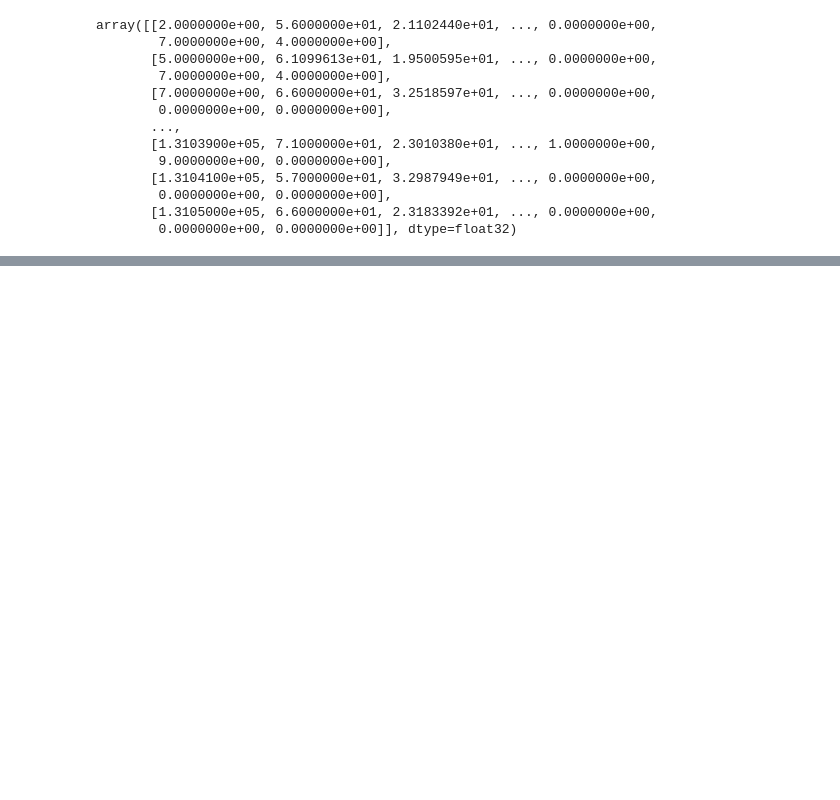
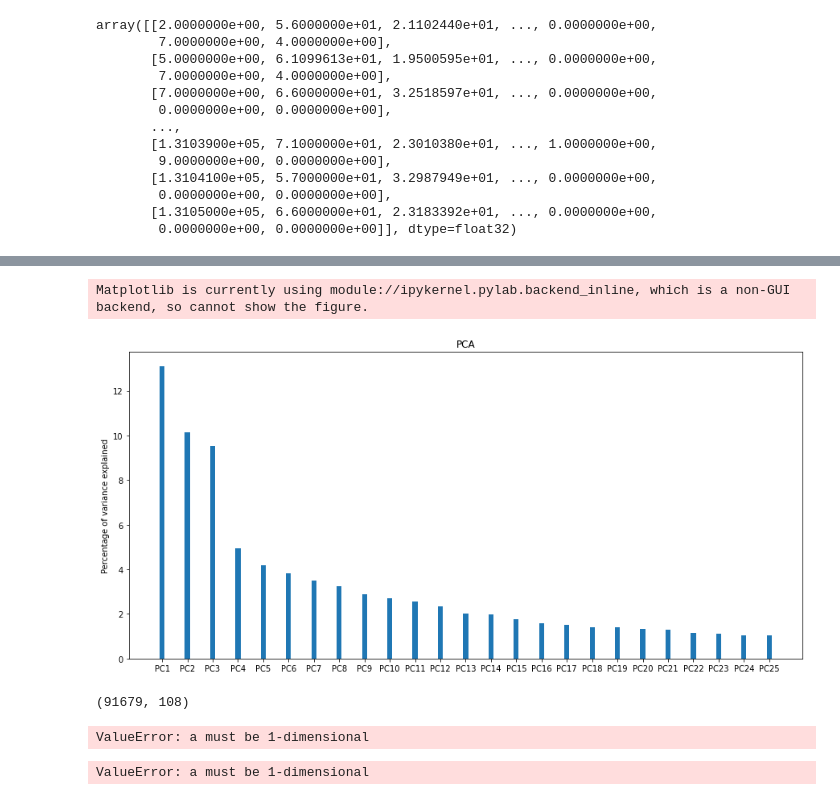
Before and after one commit to siddiqua102/scientific.prog, a Jupyter notebook: notebook.ipynb, the cells around one changed output, grey strips where cells are left out. Drawn from its saved outputs; the diff is of its cells as text; code cells hidden in the pictures; blank space fills up the shorter version.

```diff
--- a/notebook.ipynb
+++ b/notebook.ipynb
@@ -380,15 +376,25 @@ unlabeled.to_pickle("unlabeled_1_scaled.csv")
 y_train.to_pickle("y_train_scaled.csv")
 # %%
-X_train = pd.read_pickle("X_train_scaled.csv")
-y_train = pd.read_pickle("y_train_scaled.csv")
-unlabeled = pd.read_pickle("unlabeled_1_scaled.csv")
+X_train_scaled = pd.read_pickle("X_train_scaled.csv")
+y_train_scaled = pd.read_pickle("y_train_scaled.csv")
+unlabeled_scaled = pd.read_pickle("unlabeled_1_scaled.csv")
 # %%
 from sklearn.decomposition import PCA
 
-#X_train['hospital_death'] = y_train
+X_train_scaled = X_train_scaled.set_index(y_train_scaled.index)
+X_train_scaled['hospital_death'] = y_train_scaled
 
 pca = PCA()
-components = pca.fit_transform(X_train)
-
-for i, var in enumerate(pca.explained_variance_ratio_ * 100):
-    print(f"PC {i+1} ({var:.1f}%)")
+components = pca.fit_transform(X_train_scaled)
+# %%
+fig, ax = plt.subplots(figsize=(15, 7))
+
+ax.bar([f"PC{i+1}" for i in range(25)], pca.explained_variance_ratio_[0:25]*100, width=0.2)
+#plt.xlabel('', labelpad=10)
+plt.ylabel('Percentage of variance explained')
+plt.title('PCA')
+
+fig.show()
+# %% [output]
+Matplotlib is currently using module://ipykernel.pylab.backend_inline, which is a non-GUI backend, so cannot show the figure.
+[figure, added]
@@ -395,8 +404,24 @@ for i, var in enumerate(pca.explained_variance_ratio_ * 100):
+# %%
+components.shape
+# %% [output]
+(91679, 108)
+# %%
+comp = np.random.choice(components, size=5000, replace=False)
+# %% [output]
+ValueError: a must be 1-dimensional
 # %%
 import plotly.express as px
+random.seed(10)
 
-fig = px.scatter(components, x=0, y=1, color=y_train, width=1000, height=1000)
+fig = px.scatter(np.random.choice(components, size=5000, replace=False),
+x=0, y=1, color=np.random.choice(y_train_scaled, size=5000, replace=False), width=1000, height=1000)
+plt.xlabel('PC 1', labelpad=10)
+plt.ylabel('PC 2')
+plt.title('PCA')
+
 fig.show()
+# %% [output]
+ValueError: a must be 1-dimensional
 # %%
 fig = px.scatter(components, x=1, y=2, color=y_train, width=1000, height=1000)
 fig.show()
```
Also changed, not shown: parts of 11 cells of this notebook, 4 other files.
